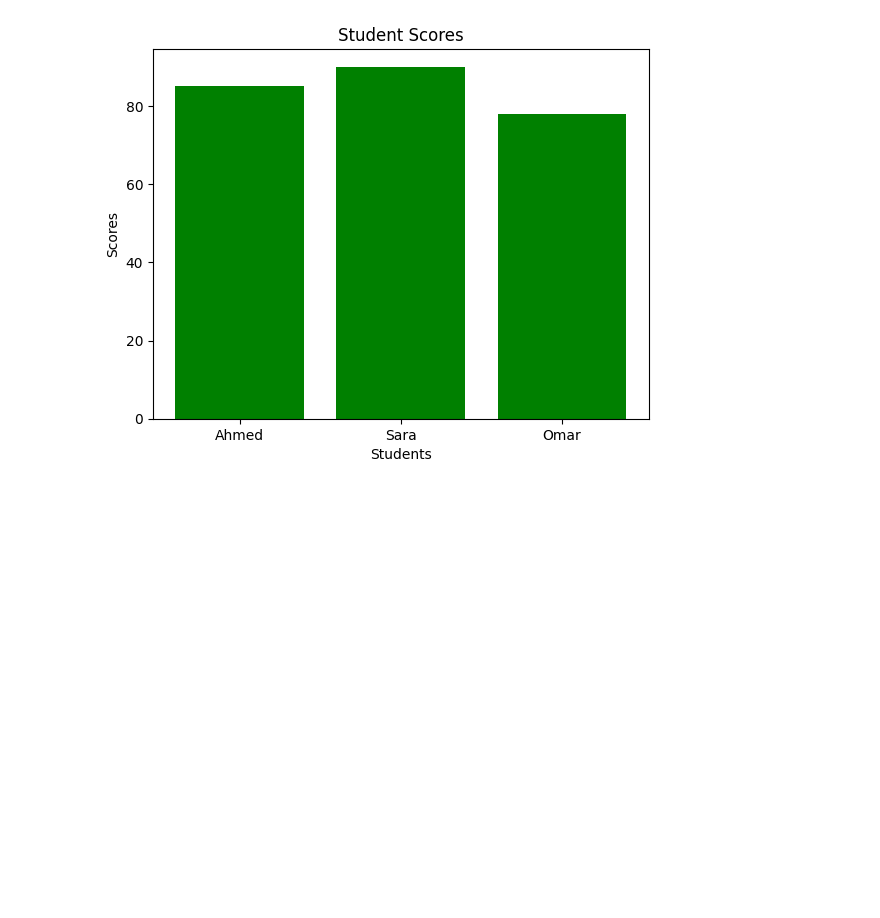
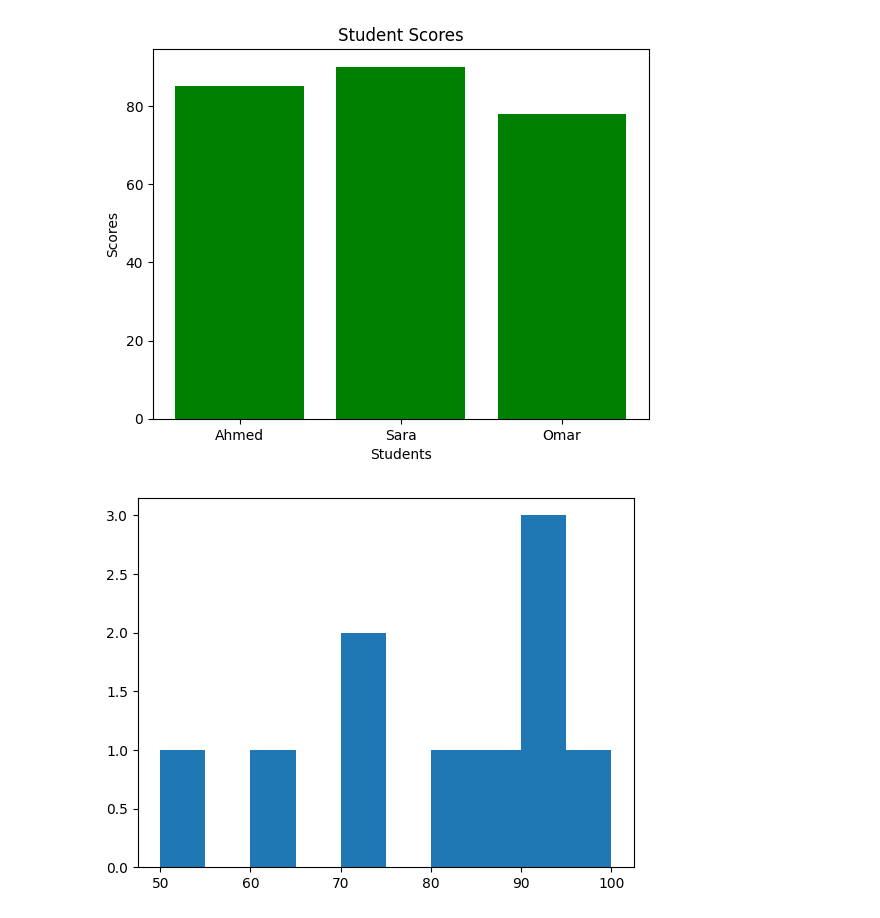
Before and after one commit to hady872/AI_Learning_Journey, a Jupyter notebook: matplotlib_course/matplotlib_ai.ipynb, the cells around one changed output. Saved outputs shown, nothing was run; the diff lists cells and outputs as text; code cells hidden in the pictures; blank space fills up the shorter version.

Commit message:
Day 4: Histogram and data distribution

```diff
--- a/matplotlib_course/matplotlib_ai.ipynb
+++ b/matplotlib_course/matplotlib_ai.ipynb
@@ -96,3 +96,9 @@ plt.ylabel("Scores")
 plt.show()
 # %% [output]
 [figure]
+# %%
+scores = [50, 60, 70, 70, 80, 85, 90, 90, 90, 100]
+plt.hist(scores)
+plt.show()
+# %% [output]
+[figure, added]
```
Also changed, not shown: parts of 3 cells of this notebook.
